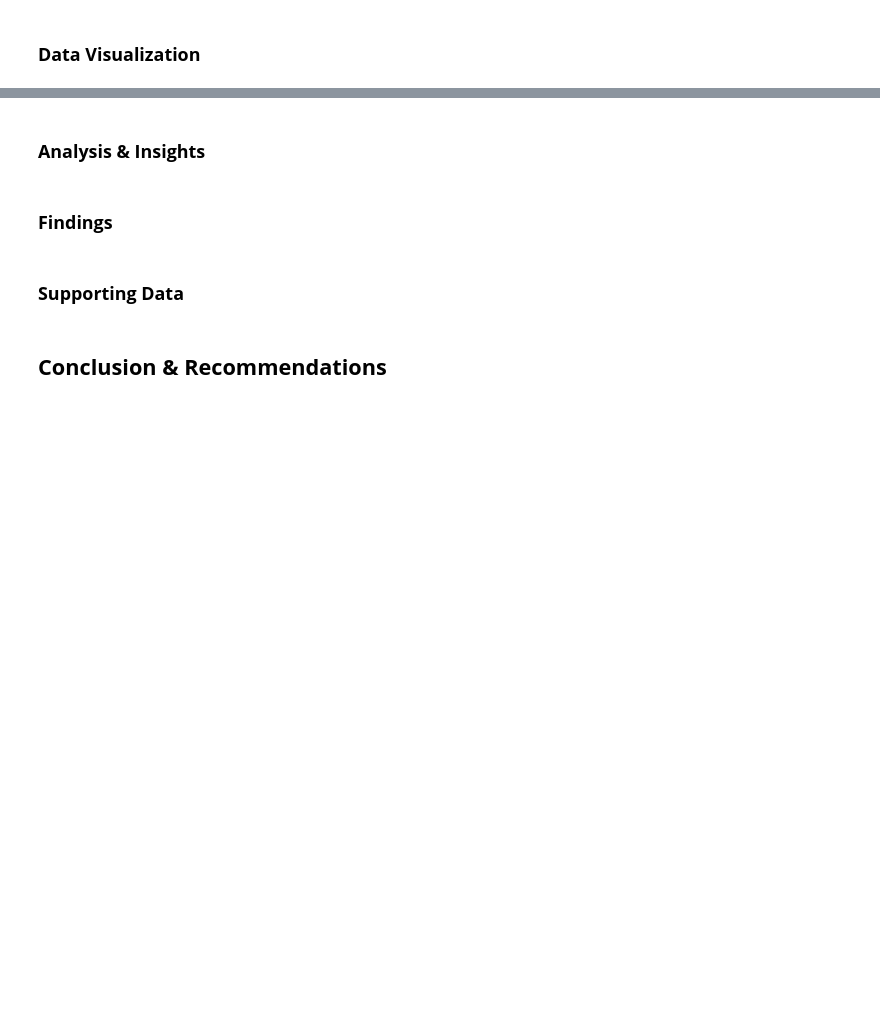
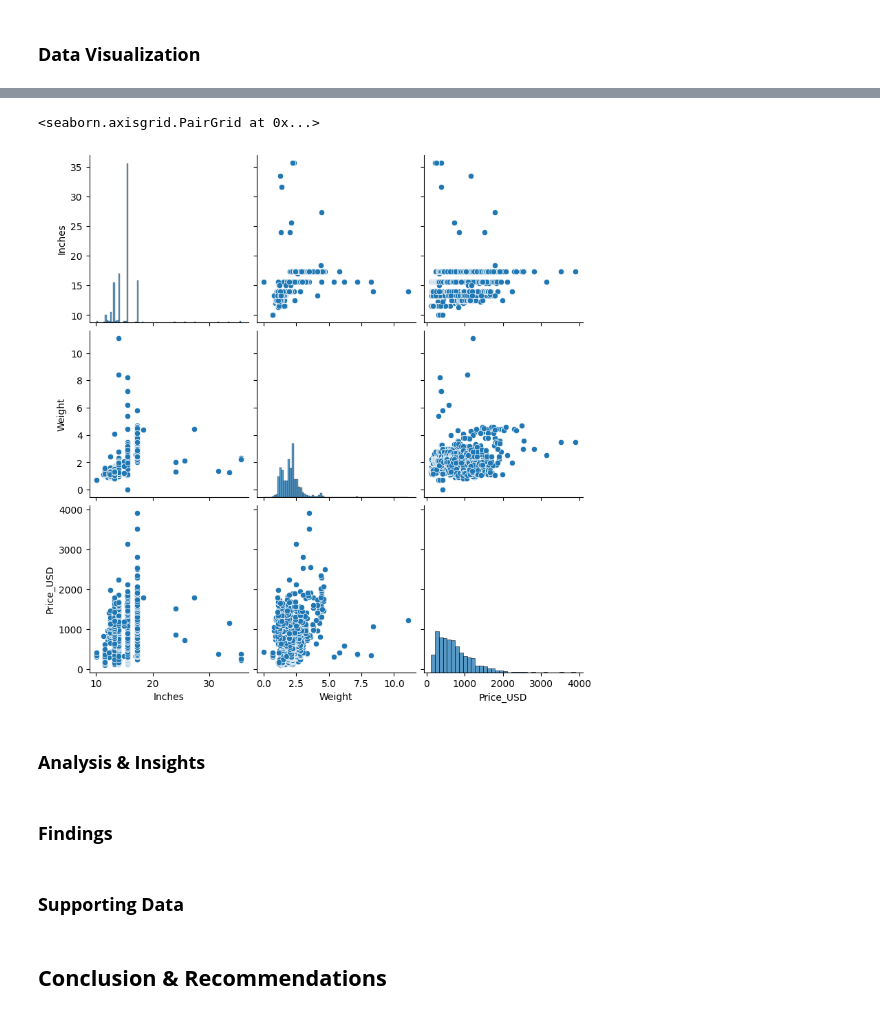
Before and after one commit to rkynhoff/CodeLouisville_Data_M2_Project, a Jupyter notebook: MiniProject_V2.ipynb, the cells around one changed output, grey strips where cells are left out. Drawn from its saved outputs; the diff is of its cells as text; code cells hidden in the pictures; blank space fills up the shorter version.

```diff
--- a/MiniProject_V2.ipynb
+++ b/MiniProject_V2.ipynb
@@ -442,3 +496,8 @@ ValueError: No axis named Price_USD for object type DataFrame
+# %%
+sns.pairplot(laptop_data_clean, height=2.75)
+# %% [output]
+<seaborn.axisgrid.PairGrid at 0x...>
+[figure, added]
 # %% [markdown]
 ### **Analysis & Insights**
 # %% [markdown]
```
Also changed, not shown: parts of 8 cells of this notebook, 1 other file.
